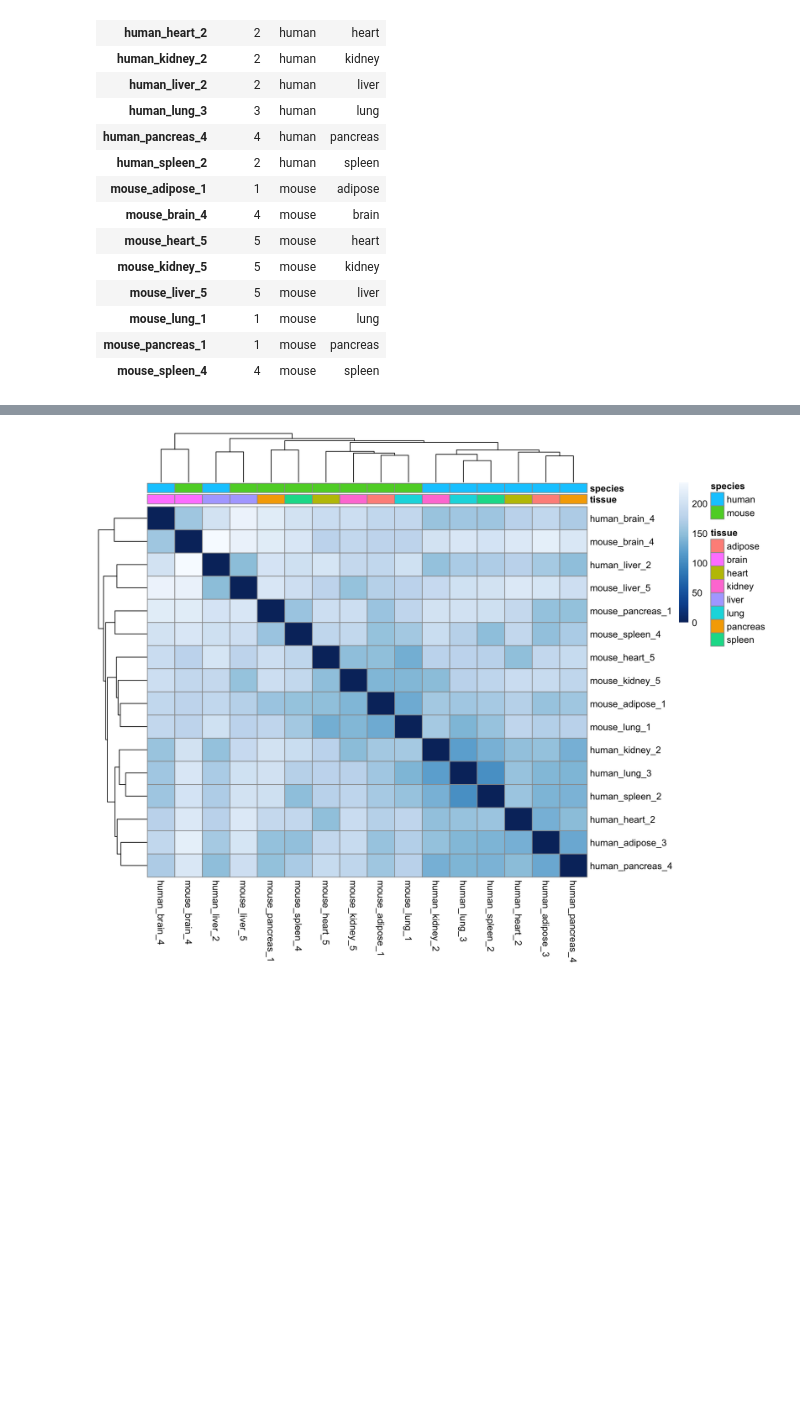
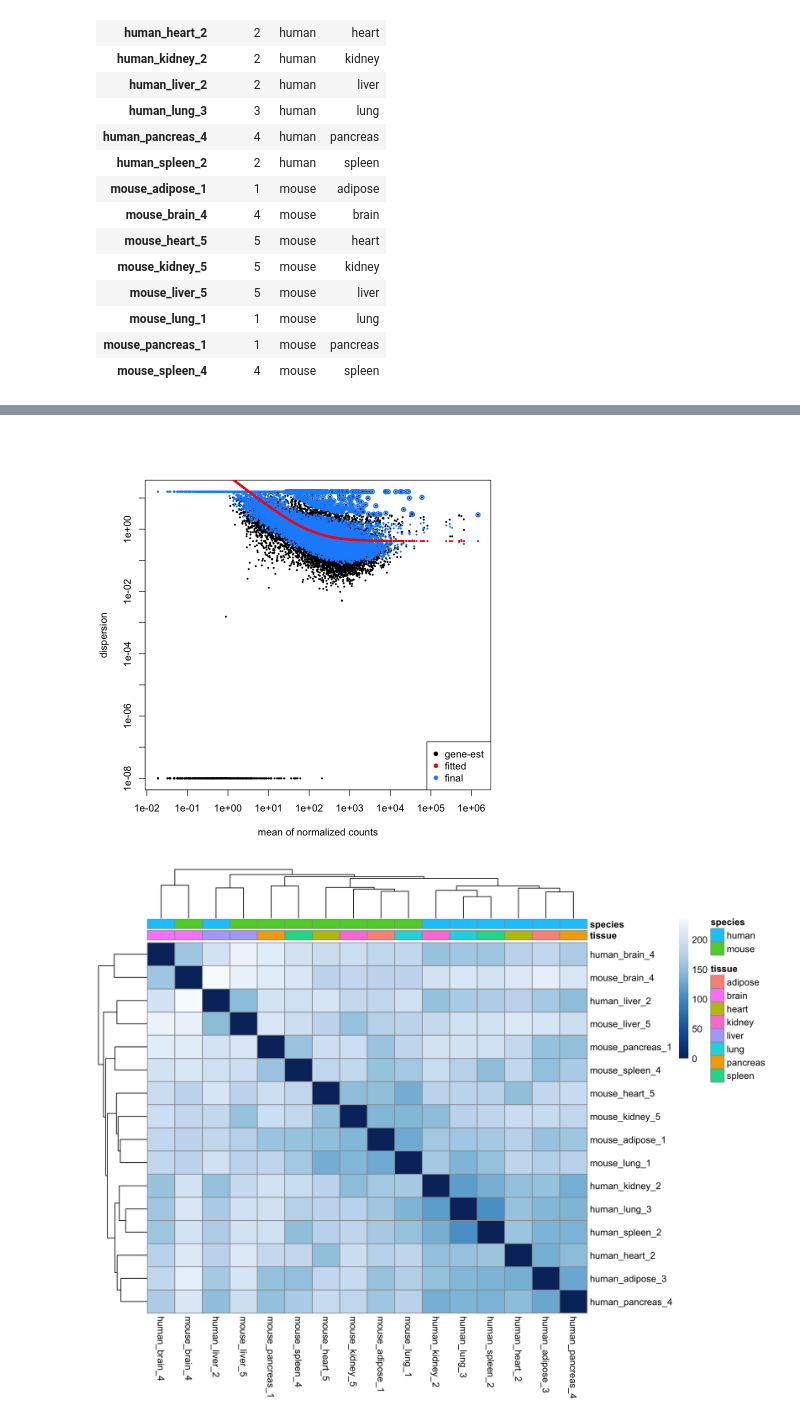
Before and after one commit to NYUAD-Core-Bioinformatics/sc_2024, a Jupyter notebook: notebook/0_deseq2_sva.ipynb, the cells around one changed output, grey strips where cells are left out. Drawn from its saved outputs; the diff is of its cells as text; code cells hidden in the pictures; blank space fills up the shorter version.

```diff
--- a/notebook/0_deseq2_sva.ipynb
+++ b/notebook/0_deseq2_sva.ipynb
@@ -59 +98,5 @@ final dispersion estimates
+# %%
+plotDispEsts(dds)
+# %% [output]
+[figure, added]
 # %%
```
Also changed, not shown: parts of 6 cells of this notebook, 1 other file.
